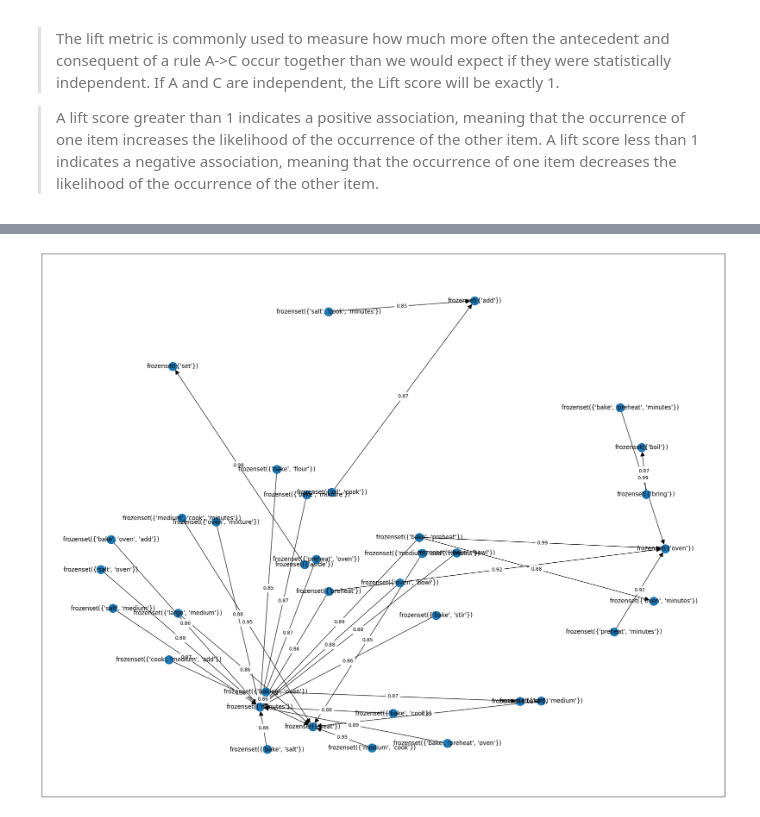
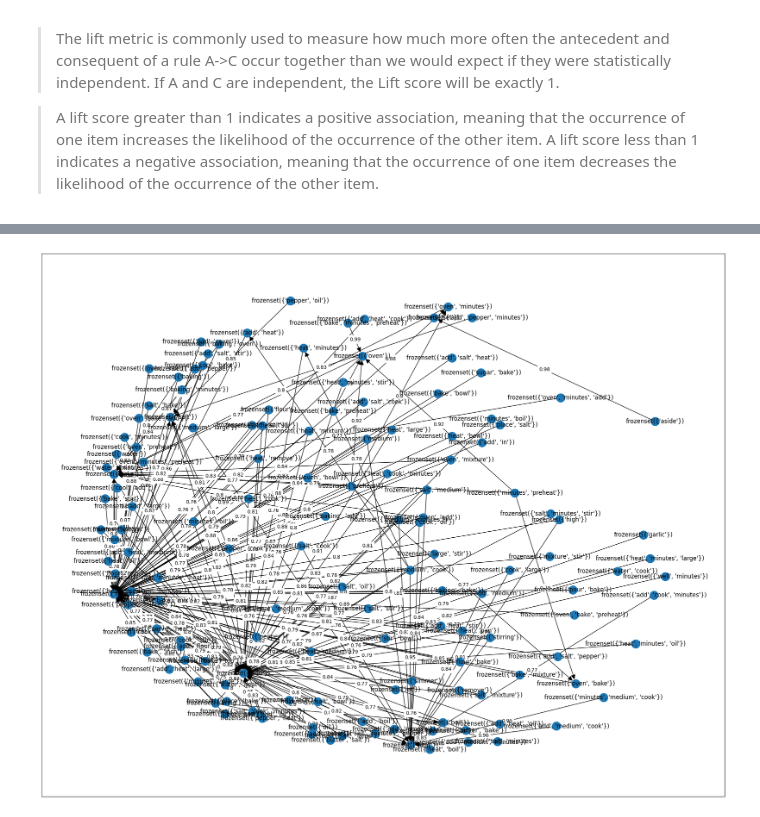
Before and after one commit to epfl-ml4ed/gelex, a Jupyter notebook: data_explore.ipynb, the cells around one changed output, grey strips where cells are left out. Saved outputs shown, nothing was run; the diff lists cells and outputs as text; code cells hidden in the pictures.

```diff
--- a/data_explore.ipynb
+++ b/data_explore.ipynb
@@ -164,0 +159,11 @@ frequent_itemsets_word = fpgrowth(df_word_scale, min_support=0.1, use_colnames=T
+# %%
+import os
+# check if frequent_itemsets.pkl exists
+if os.path.isfile('dataset/frequent_itemsets_word.pkl'):
+    print('Loading frequent_itemsets_word.pkl')
+    frequent_itemsets_word = pd.read_pickle('dataset/frequent_itemsets_word.pkl')
+else:
+    print('Creating frequent_itemsets_word.pkl')
+    df_sample2, df_word_scale = encode_directions()
+    frequent_itemsets_word = fpgrowth(df_word_scale, min_support=0.01, use_colnames=True, max_len=5)
+    frequent_itemsets_word.to_pickle('dataset/frequent_itemsets_word.pkl')
@@ -226,7 +233,7 @@ import matplotlib.pyplot as plt
 # Create a network graph of the association rules
 
 # Only consider rules with lift greater than X
-filtered_rules = rules[rules.lift >= 2.75]
+filtered_rules = rules[rules.lift >= 1.5]
 
 G = nx.DiGraph()
 for i in range(len(filtered_rules)):
@@ -247,0 +255,5 @@ plt.show()
+# %%
+# Apply page rank to the network graph
+page_rank = nx.pagerank(G)
+# Sort the recipes by page rank
+sorted(page_rank.items(), key=lambda x: x[1], reverse=True)[:25]
@@ -248,33 +278,54 @@ plt.show()
+# %%
+# Save to a file the neighbors and weights of the top 5 recipes by page rank
+with open('dataset/rules_extracted.txt', 'w') as f:
+    for recipe in sorted(page_rank.items(), key=lambda x: x[1], reverse=True)[:5]:
+        f.write(f"Recipe: {recipe[0]}\n")
+        # Find the most important 5 neighbors of the recipe
+        neighbors = sorted(G[recipe[0]].items(), key=lambda x: x[1]['weight'], reverse=True)[:5]
+        # Combine the sets of all neighbors into one list sorted by weight
+        all_neighbors = sorted([(neighbor[0], neighbor[1]['weight']) for neighbor in neighbors], key=lambda x: x[1], reverse=True)
+        # Eliminate weights
+        all_neighbors = [neighbor[0] for neighbor in all_neighbors]
+        # Combine all sets into one set
+        new_all_neighbors = set()
+        for neighbor in all_neighbors:
+            new_all_neighbors = new_all_neighbors.union(neighbor)
+        # Write to a file
+        f.write(f"Neighbors: {new_all_neighbors}\n")
+        f.write('\n')
 # %%
 from nx_draw_helper import my_draw_networkx_edge_labels
 # %%
 # Create a directed network graph of the association rules but this time using confidence as the edge weight.
 # Also make the edges different color depending on how high the confidence is.
 
+# Clear previous graph
+G.clear()
+
 # Only consider rules with confidence greater than X
-filtered_rules = rules[rules.confidence >= 0.85]
+filtered_rules = rules[rules.confidence >= 0.75]
 
 # Create an edges list (antedecent, consequent, {'w': confidence})
 edges = [ (filtered_rules.iloc[i]['antecedents'], filtered_rules.iloc[i]['consequents'], {'w': round(filtered_rules.iloc[i]['confidence'],2)}) for i in range(len(filtered_rules))]
 
 G = nx.DiGraph()
 G.add_edges_from(edges)
 pos=nx.spring_layout(G,k=0.75)
 fig, ax = plt.subplots(figsize=(25, 20))
 nx.draw_networkx_nodes(G, pos, ax=ax)
 nx.draw_networkx_labels(G, pos, ax=ax)
 curved_edges = [edge for edge in G.edges() if reversed(edge) in G.edges()]
 straight_edges = list(set(G.edges()) - set(curved_edges))
 nx.draw_networkx_edges(G, pos, ax=ax, edgelist=straight_edges, arrowsize=20)
 arc_rad = 0.1
 nx.draw_networkx_edges(G, pos, ax=ax, edgelist=curved_edges, connectionstyle=f'arc3, rad = {arc_rad}', arrowsize=20)
 
 
 edge_weights = nx.get_edge_attributes(G,'w')
 curved_edge_labels = {edge: edge_weights[edge] for edge in curved_edges}
 straight_edge_labels = {edge: edge_weights[edge] for edge in straight_edges}
 my_draw_networkx_edge_labels(G, pos, ax=ax, edge_labels=curved_edge_labels,rotate=False,rad = arc_rad)
 nx.draw_networkx_edge_labels(G, pos, ax=ax, edge_labels=straight_edge_labels,rotate=False)
 fig.savefig("3.png", bbox_inches='tight',pad_inches=0)
 # %% [output]
-[figure, old version]
+[figure, new version]
```
Also changed, not shown: parts of 18 cells of this notebook, 7 other files.
